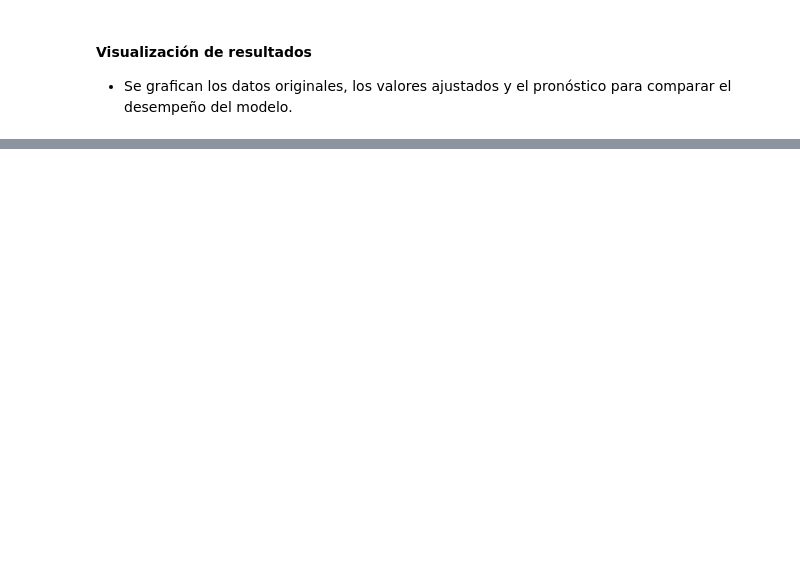
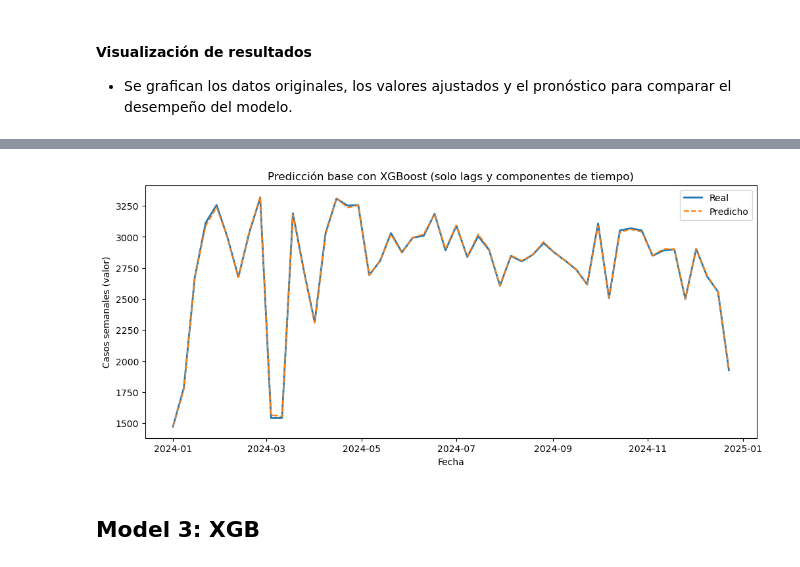
Before and after one commit to AbioticBaton4/proyecto-integrador-mna, a Jupyter notebook: notebooks/modeling/Avance4.Equipo16.ipynb, the cells around one changed output, grey strips where cells are left out. Cells and saved outputs as stored; diff of their text form; code cells hidden in the pictures; blank space fills up the shorter version.

```diff
--- a/notebooks/modeling/Avance4.Equipo16.ipynb
+++ b/notebooks/modeling/Avance4.Equipo16.ipynb
@@ -190,0 +683,5 @@ for y_col, title_suffix in plot_configs:
+# %%
+for lag in [1, 4, 12, 26, 52]:
+    df[f'lag_{lag}'] = df['valor'].shift(lag)
+df = df.dropna().reset_index(drop=True)
+print(df.info())
@@ -190,0 +708,14 @@ for y_col, title_suffix in plot_configs:
+# %%
+target = 'valor'  # variable objetivo
+features = [col for col in df.columns if col not in ['fecha', 'valor_acumulado',
+                                                     'valor_acumulado_corregido',
+                                                     'is_outlier']]
+
+test_size = 52  # un año para prueba
+train_df = df.iloc[:-test_size]
+test_df = df.iloc[-test_size:]
+
+X_train = train_df[features]
+y_train = train_df[target]
+X_test = test_df[features]
+y_test = test_df[target]
@@ -190,0 +770,15 @@ for y_col, title_suffix in plot_configs:
+# %%
+y_pred_train = model.predict(xgb.DMatrix(X_train))
+y_real_train = y_train
+
+y_pred_test = model.predict(xgb.DMatrix(X_test))
+y_real_test = y_test
+
+# Métricas
+mae_train = mean_absolute_error(y_real_train, y_pred_train)
+rmse_train = np.sqrt(mean_squared_error(y_real_train, y_pred_train))
+mae_test = mean_absolute_error(y_real_test, y_pred_test)
+rmse_test = np.sqrt(mean_squared_error(y_real_test, y_pred_test))
+
+print(f"Train -> MAE={mae_train:.2f}  RMSE={rmse_train:.2f}")
+print(f"Test  -> MAE={mae_test:.2f}  RMSE={rmse_test:.2f}")
@@ -190,0 +810,13 @@ for y_col, title_suffix in plot_configs:
+# %%
+plt.figure(figsize=(12,5))
+plt.plot(test_df['fecha'], y_test.values, label='Real', linewidth=2)
+plt.plot(test_df['fecha'], y_pred_test, '--', label='Predicho')
+plt.title("Predicción base con XGBoost (solo lags y componentes de tiempo)")
+plt.xlabel("Fecha")
+plt.ylabel("Casos semanales (valor)")
+plt.legend()
+plt.show()
+# %% [output]
+[figure, added]
+# %% [markdown]
+## Model 3: XGB
```
Also changed, not shown: parts of 116 cells of this notebook.
